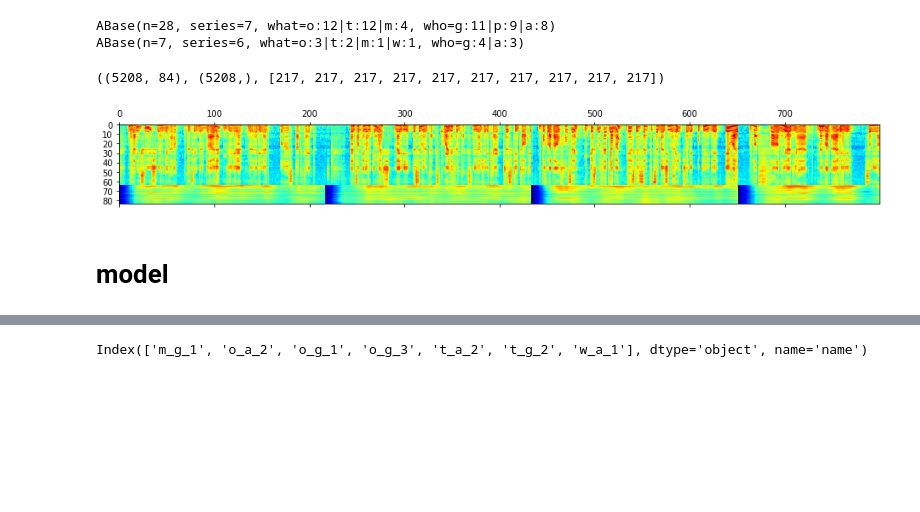
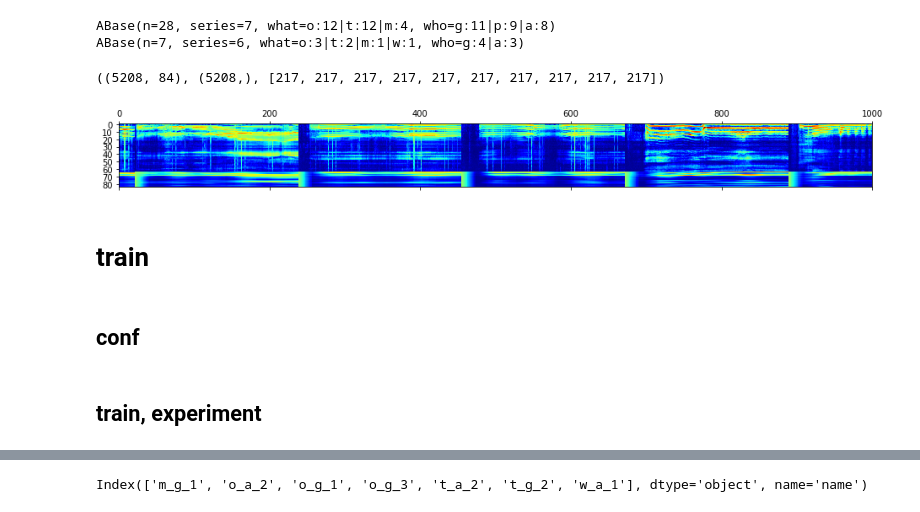
Before and after one commit to nuru-nu/moyo, a Jupyter notebook: notebooks/tf.ipynb, the cells around one changed output, grey strips where cells are left out. Cells and saved outputs as stored; diff of their text form; code cells hidden in the pictures; blank space fills up the shorter version.

```diff
--- a/notebooks/tf.ipynb
+++ b/notebooks/tf.ipynb
@@ -46,14 +54,12 @@ print('\n'.join([str(ab_train), str(ab_test)]))
 ABase(n=28, series=7, what=o:12|t:12|m:4, who=g:11|p:9|a:8)
 ABase(n=7, series=6, what=o:3|t:2|m:1|w:1, who=g:4|a:3)
 # %%
-from collections import namedtuple
+DataSet = collections.namedtuple('DataSet', ['x', 'y', 'idxs'])
 
-DataSet = namedtuple('DataSet', ['x', 'y', 'idxs'])
-
-def t_vs_o(df):
-    """Returns what=t (y=0) vs. what=o (y=1)."""
-    x0s = list(df.query('what == "t"').logmel.values)
-    x1s = list(df.query('what == "o"').logmel.values)
+def x_vs_y(df, x, y):
+    """Returns .query(x) (y=0) vs. .query(y) (y=1)."""
+    x0s = list(df.query(x).logmel.values)
+    x1s = list(df.query(y).logmel.values)
     x0 = np.concatenate(x0s, axis=0)
     x1 = np.concatenate(x1s, axis=0)
     x = np.concatenate([x0, x1])
@@ -63,6 +69,12 @@ def t_vs_o(df):
     ])
     idxs = [len(_) for _ in x0s] + [len(_) for _ in x1s]
     return DataSet(x, y, idxs)
+
+def t_vs_o(df):
+    return x_vs_y(df, x='what == "t"', y='what == "o"')
+
+def tm_vs_o(df):
+    return x_vs_y(df, x='what == "t" or what =="m"', y='what == "o"')
 
 from PIL import Image
 
@@ -108,11 +120,13 @@ def with_previous(ds, n, d=None):
 # %%
 n, d = 20, 20
 ds = with_previous(t_vs_o(ab_train.df), n=n, d=d)
 
-plt.matshow(ds.x[:800, :].T, cmap='jet')
+plt.matshow(ds.x[2800:3800, :].T, cmap='jet')
 ds.x.shape, ds.y.shape, ds.idxs[:10]
 # %% [output]
 ((5208, 84), (5208,), [217, 217, 217, 217, 217, 217, 217, 217, 217, 217])
-[figure, old version]
+[figure, new version]
 # %% [markdown]
-# model
+# train
+# %% [markdown]
+## conf
@@ -119 +180,3 @@ ds.x.shape, ds.y.shape, ds.idxs[:10]
+# %% [markdown]
+## train, experiment
 # %%
```
Also changed, not shown: parts of 46 cells of this notebook, 4 other files.
